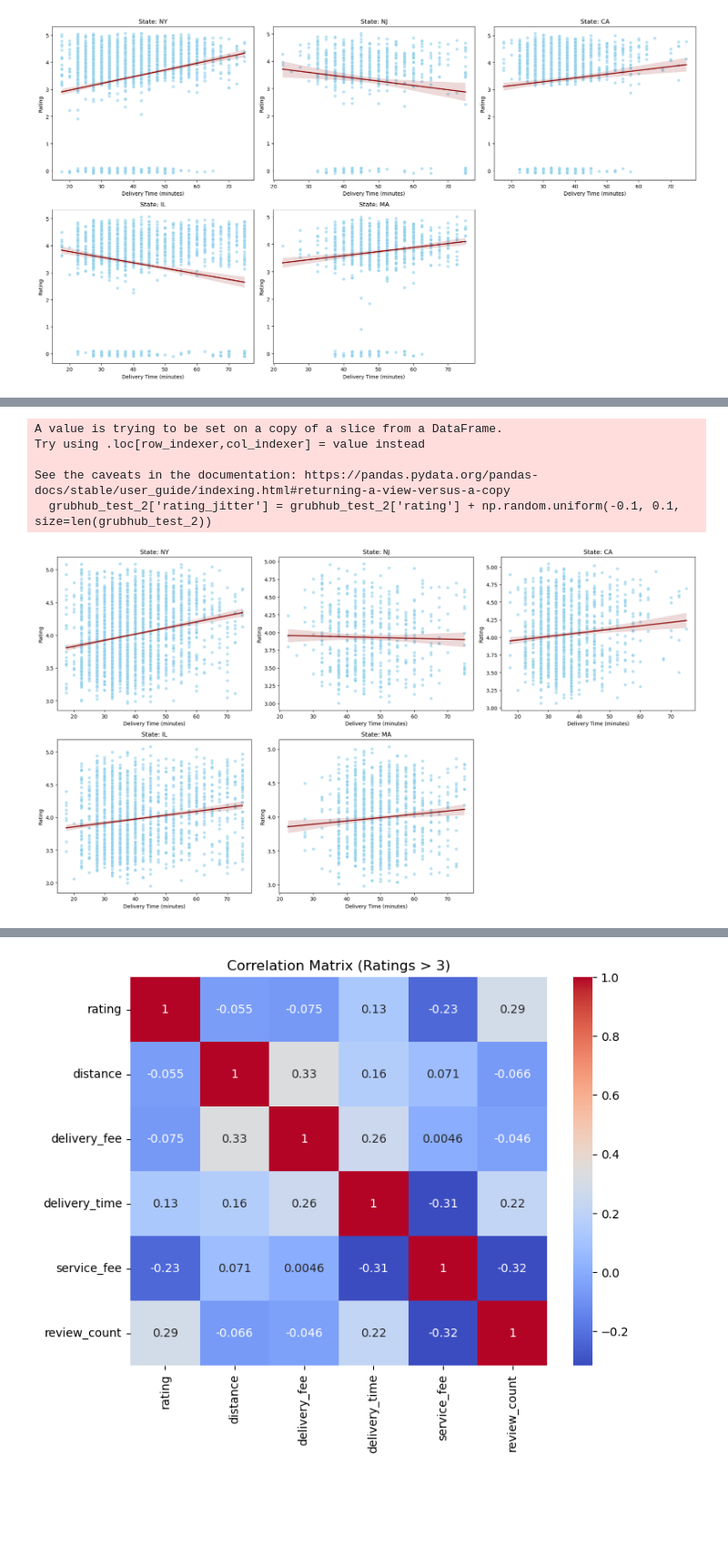
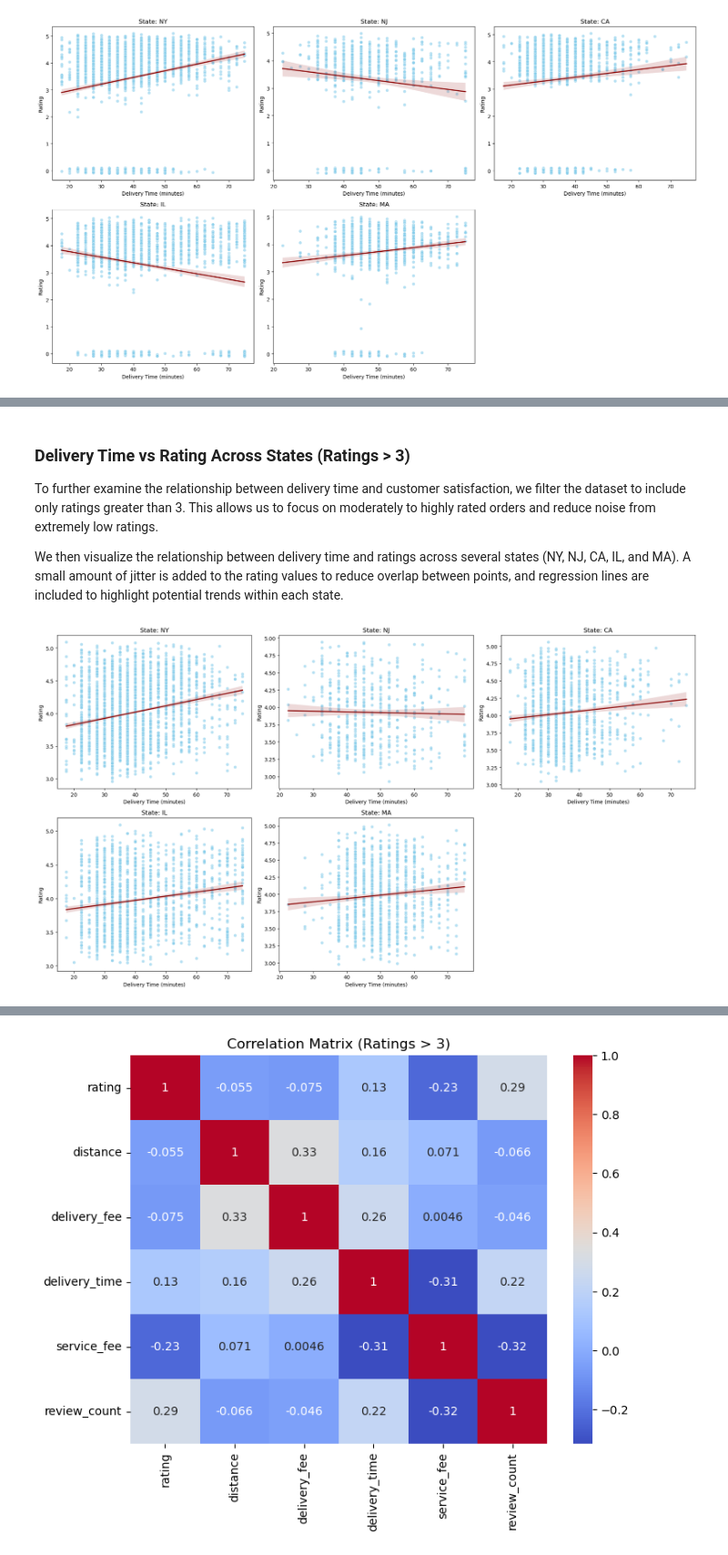
Before and after one commit to COGS108/Group111_WI26, a Jupyter notebook: 02-EDACheckpoint.ipynb, the cells around one changed output, grey strips where cells are left out. Shown at 91% size. Cells and saved outputs as stored; diff of their text form; code cells hidden in the pictures; blank space fills up the shorter version.

```diff
--- a/02-EDACheckpoint.ipynb
+++ b/02-EDACheckpoint.ipynb
@@ -466,8 +481,5 @@ plt.figure(figsize=(10,5))
 # %%
 # Grubhub Plots
-# Add small jitter to ratings if they are discrete (1-5)
-grubhub['rating_jitter'] = grubhub['rating'] + np.random.uniform(-0.1, 0.1, size=len(grubhub))
-
 # Add small jitter to rating if discrete (1-5)
 grubhub['rating_jitter'] = grubhub['rating'] + np.random.uniform(-0.1, 0.1, size=len(grubhub))
 
@@ -532,8 +600,12 @@ plt.show()
 # %%
 #Grubhub Plot
-grubhub_test['rating_jitter'] = grubhub_test['rating'] + np.random.uniform(-0.1, 0.1, size=len(grubhub_test))
+grubhub_test = grubhub[grubhub['rating'] > 0]#removing ratings with 0 to test for any possible relationship
+grubhub_test = grubhub[grubhub['rating'] > 0]
+subset = grubhub_test.copy()
 
-# States to plot
+subset['rating_jitter'] = subset['rating'] + np.random.uniform(-0.1, 0.1, size=len(subset))
+# grubhub_test['rating_jitter'] = grubhub_test['rating'] + np.random.uniform(-0.1, 0.1, size=len(grubhub_test))
+
 states = ['NY','NJ','CA','IL','MA']
 
 plt.figure(figsize=(18,10))
@@ -682,6 +803,12 @@ plt.show()
+# %% [markdown]
+### Delivery Time vs Rating Across States (Ratings > 3)
+
+To further examine the relationship between delivery time and customer satisfaction, we filter the dataset to include only ratings greater than 3. This allows us to focus on moderately to highly rated orders and reduce noise from extremely low ratings.
+
+We then visualize the relationship between delivery time and ratings across several states (NY, NJ, CA, IL, and MA). A small amount of jitter is added to the rating values to reduce overlap between points, and regression lines are included to highlight potential trends within each state.
 # %%
 # Remove any rating less than 3 ratings
-grubhub_test_2 = grubhub[grubhub['rating'] > 3]
+grubhub_test_2 = grubhub[grubhub['rating'] > 3].copy()
 # %%
 # Add jitter to rating
 grubhub_test_2['rating_jitter'] = grubhub_test_2['rating'] + np.random.uniform(-0.1, 0.1, size=len(grubhub_test_2))
@@ -693,37 +820,33 @@ plt.figure(figsize=(18,10))
 
 for i, state in enumerate(states, 1):
     plt.subplot(2,3,i)
-    subset = grubhub_test_2[grubhub_test_2['state'] == state]
+
+    subset = grubhub_test_2[grubhub_test_2['state'] == state].copy()
 
     # Scatter
     sns.scatterplot(
         data=subset,
         x='delivery_time',
         y='rating_jitter',
         alpha=0.6,
         color='skyblue'
     )
 
     # Regression line
     sns.regplot(
         data=subset,
         x='delivery_time',
         y='rating_jitter',
         scatter=False,
         color='darkred',
         line_kws={'linewidth':2}
     )
 
     plt.title(f"State: {state}")
     plt.xlabel("Delivery Time (minutes)")
     plt.ylabel("Rating")
 
 plt.tight_layout()
 plt.show()
 # %% [output]
-A value is trying to be set on a copy of a slice from a DataFrame.
-Try using .loc[row_indexer,col_indexer] = value instead
-
-See the caveats in the documentation: https://pandas.pydata.org/pandas-docs/stable/user_guide/indexing.html#returning-a-view-versus-a-copy
-  grubhub_test_2['rating_jitter'] = grubhub_test_2['rating'] + np.random.uniform(-0.1, 0.1, size=len(grubhub_test_2))
-[figure, old version]
+[figure, new version]
```
Also changed, not shown: parts of 56 cells of this notebook.
